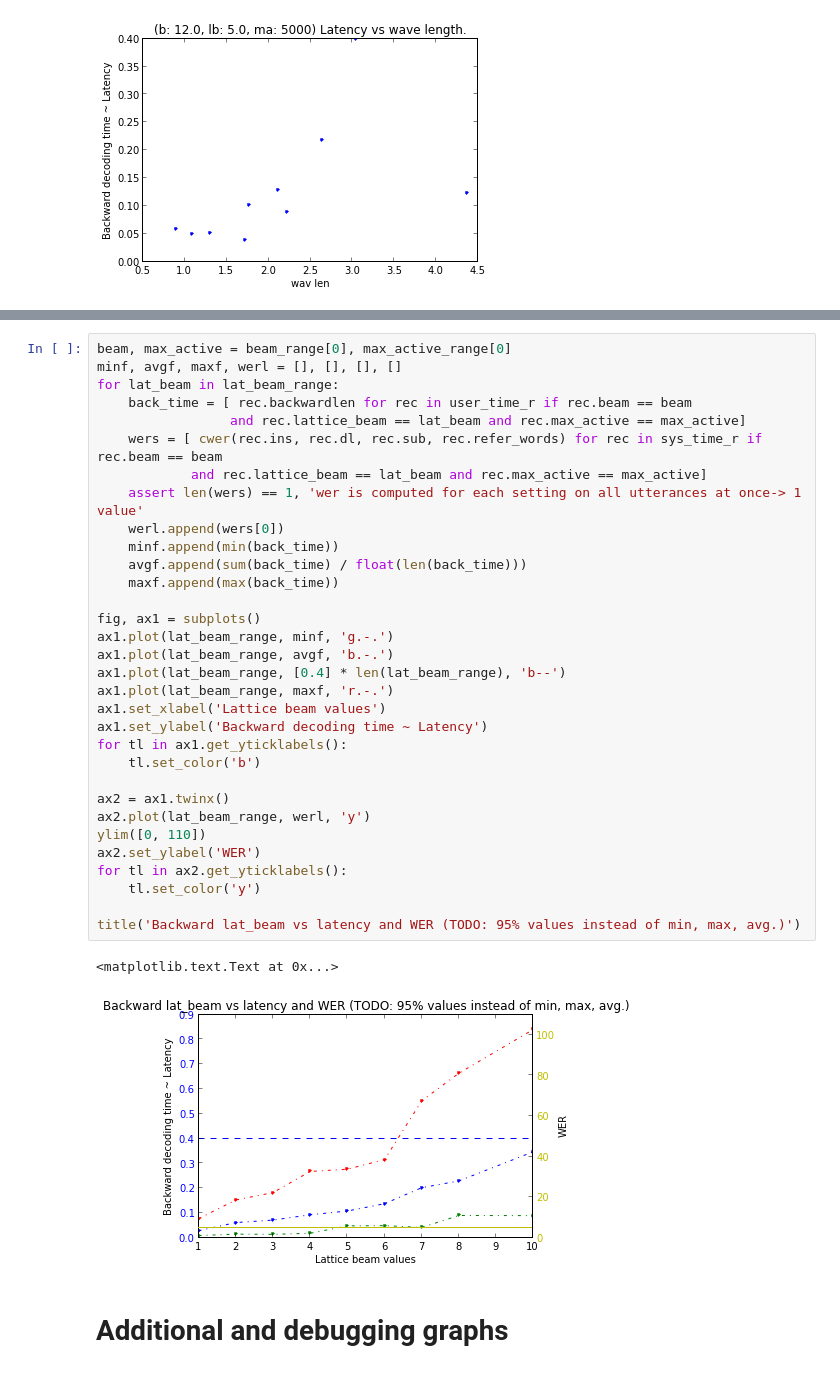
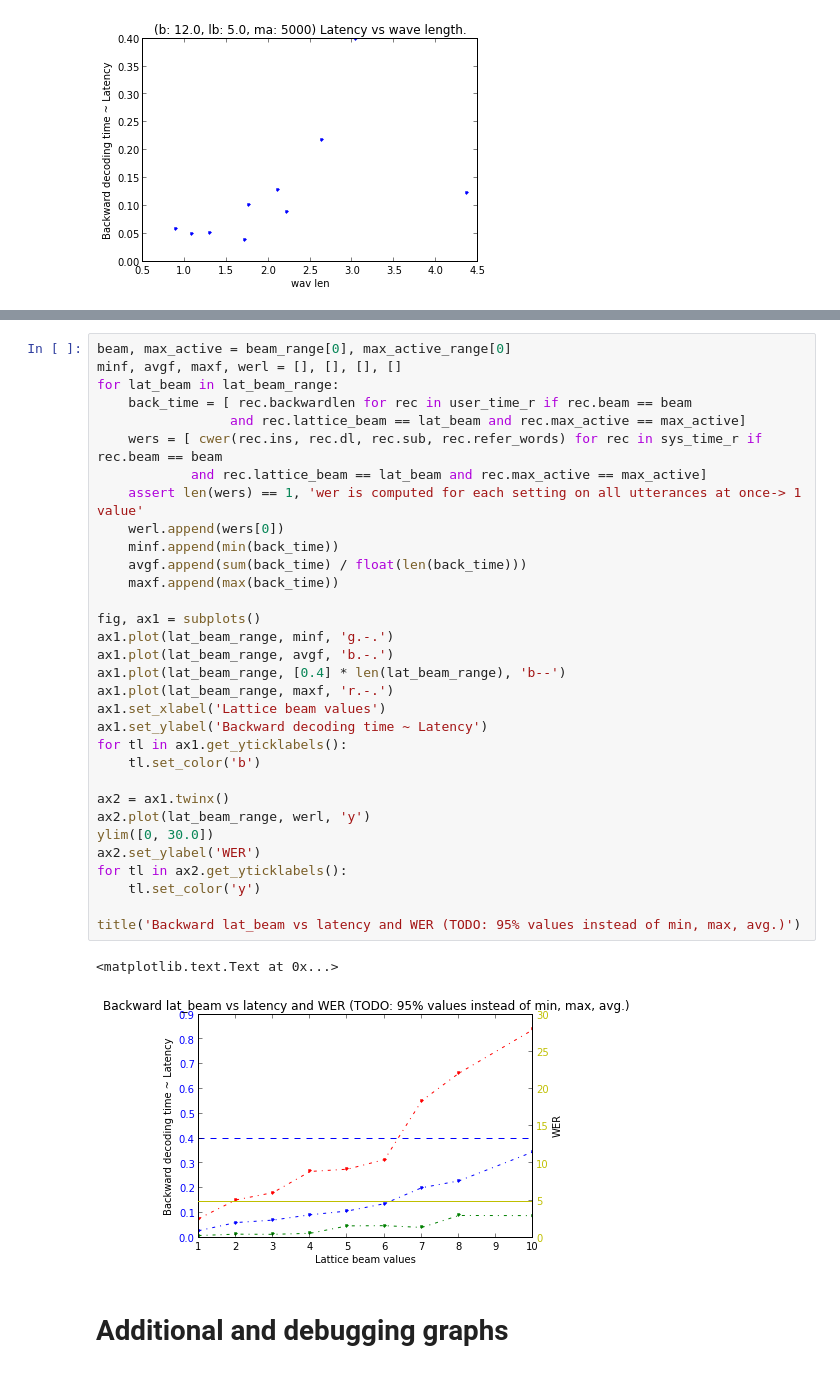
Before and after one commit to oplatek/pykaldi-eval, a Jupyter notebook: Pykaldi-evaluation.ipynb, the cells around one changed output, grey strips where cells are left out. Saved outputs shown, nothing was run; the diff lists cells and outputs as text.

```diff
--- a/Pykaldi-evaluation.ipynb
+++ b/Pykaldi-evaluation.ipynb
@@ -200,35 +200,35 @@ minf, avgf, maxf, werl = [], [], [], []
 for lat_beam in lat_beam_range:
     back_time = [ rec.backwardlen for rec in user_time_r if rec.beam == beam
                  and rec.lattice_beam == lat_beam and rec.max_active == max_active]
     wers = [ cwer(rec.ins, rec.dl, rec.sub, rec.refer_words) for rec in sys_time_r if rec.beam == beam
             and rec.lattice_beam == lat_beam and rec.max_active == max_active]
     assert len(wers) == 1, 'wer is computed for each setting on all utterances at once-> 1 value'
     werl.append(wers[0])
     minf.append(min(back_time))
     avgf.append(sum(back_time) / float(len(back_time)))
     maxf.append(max(back_time))
 
 fig, ax1 = subplots()
 ax1.plot(lat_beam_range, minf, 'g.-.')
 ax1.plot(lat_beam_range, avgf, 'b.-.')
 ax1.plot(lat_beam_range, [0.4] * len(lat_beam_range), 'b--')
 ax1.plot(lat_beam_range, maxf, 'r.-.')
 ax1.set_xlabel('Lattice beam values')
 ax1.set_ylabel('Backward decoding time ~ Latency')
 for tl in ax1.get_yticklabels():
     tl.set_color('b')
 
 ax2 = ax1.twinx()
 ax2.plot(lat_beam_range, werl, 'y')
-ylim([0, 110])
+ylim([0, 30.0])
 ax2.set_ylabel('WER')
 for tl in ax2.get_yticklabels():
     tl.set_color('y')
 
 title('Backward lat_beam vs latency and WER (TODO: 95% values instead of min, max, avg.)')
 # %% [output]
 <matplotlib.text.Text at 0x...>
-[figure, old version]
+[figure, new version]
 # %% [markdown]
 Additional and debugging graphs
 ===============================
```
Also changed, not shown: parts of 3 cells of this notebook.
